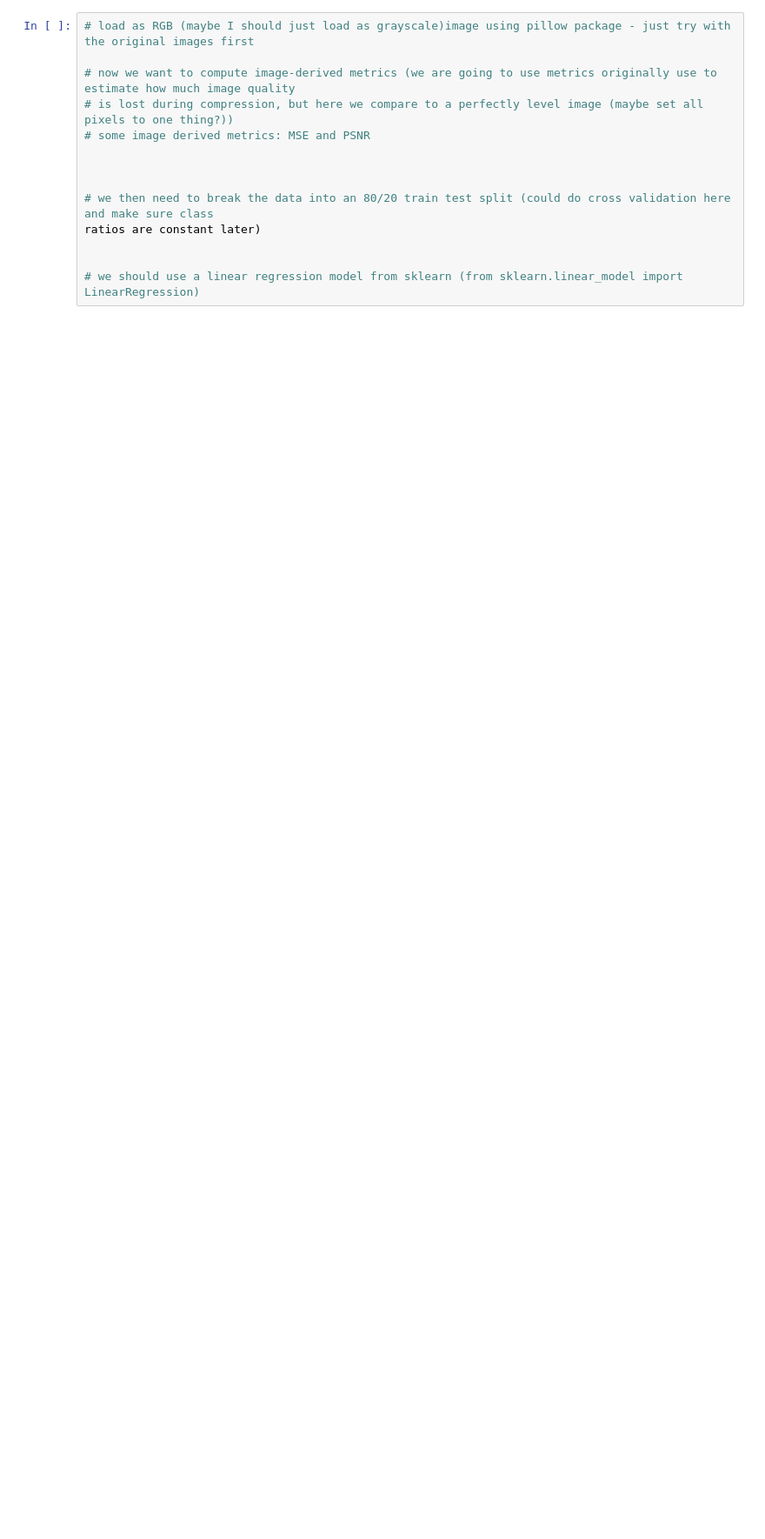
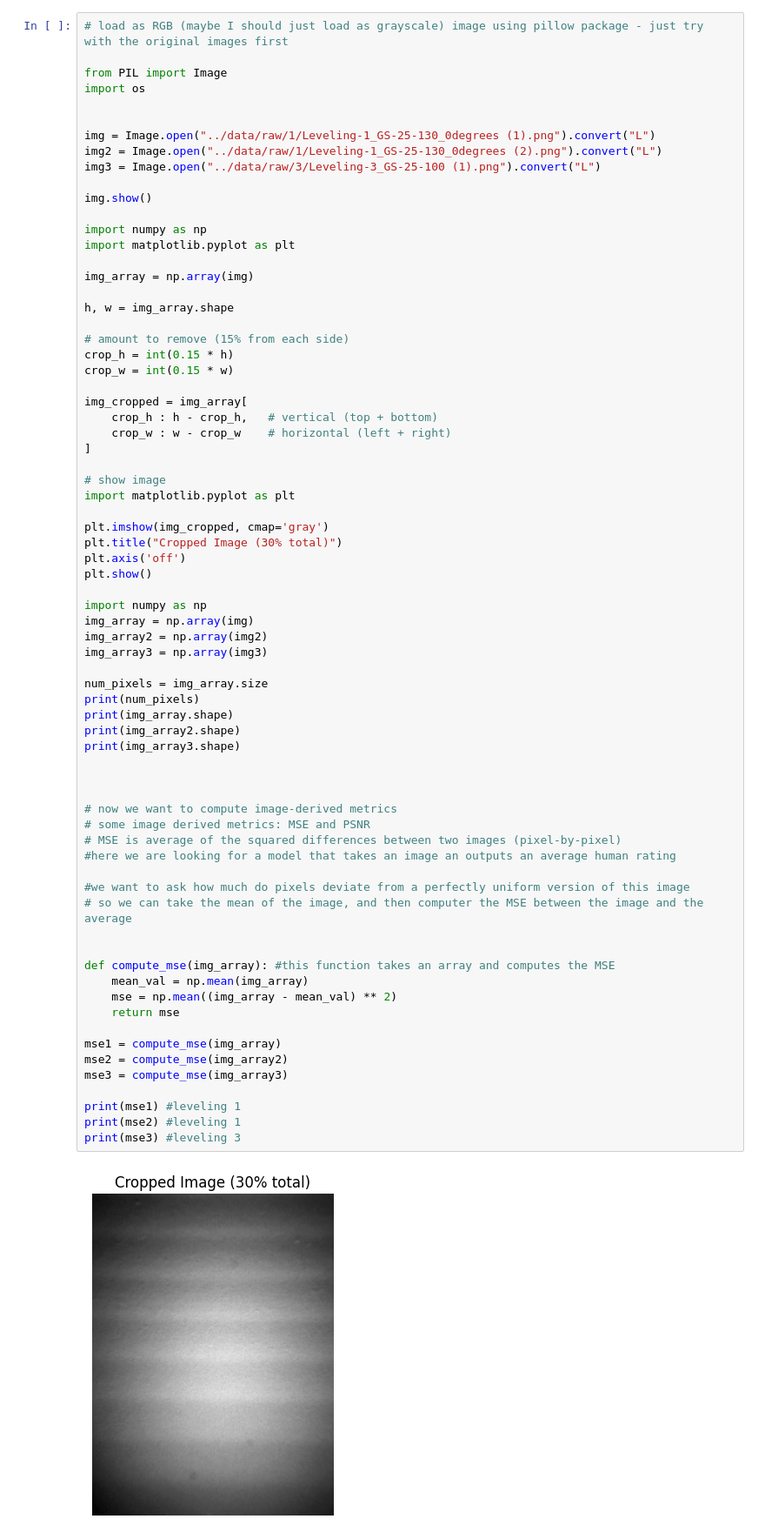
Before and after one commit to bxb370/Gel_Sight_Mini_Leveling_Model, a Jupyter notebook: notebooks/explore.ipynb, the cells around one changed output. Shown at 87% size. Drawn from its saved outputs; the diff is of its cells as text; blank space fills up the shorter version.

Commit message:
exploration of data

```diff
--- a/notebooks/explore.ipynb
+++ b/notebooks/explore.ipynb
@@ -9,14 +11,73 @@
 # %%
-# load as RGB (maybe I should just load as grayscale)image using pillow package - just try with the original images first
+# load as RGB (maybe I should just load as grayscale) image using pillow package - just try with the original images first
 
-# now we want to compute image-derived metrics (we are going to use metrics originally use to estimate how much image quality
-# is lost during compression, but here we compare to a perfectly level image (maybe set all pixels to one thing?))
-# some image derived metrics: MSE and PSNR
+from PIL import Image
+import os
+
+
+img = Image.open("../data/raw/1/Leveling-1_GS-25-130_0degrees (1).png").convert("L")
+img2 = Image.open("../data/raw/1/Leveling-1_GS-25-130_0degrees (2).png").convert("L")
+img3 = Image.open("../data/raw/3/Leveling-3_GS-25-100 (1).png").convert("L")
+
+img.show()
+
+import numpy as np
+import matplotlib.pyplot as plt
+
+img_array = np.array(img)
+
+h, w = img_array.shape
+
+# amount to remove (15% from each side)
+crop_h = int(0.15 * h)
+crop_w = int(0.15 * w)
+
+img_cropped = img_array[
+    crop_h : h - crop_h,   # vertical (top + bottom)
+    crop_w : w - crop_w    # horizontal (left + right)
+]
+
+# show image
+import matplotlib.pyplot as plt
+
+plt.imshow(img_cropped, cmap='gray')
+plt.title("Cropped Image (30% total)")
+plt.axis('off')
+plt.show()
+
+import numpy as np
+img_array = np.array(img)
+img_array2 = np.array(img2)
+img_array3 = np.array(img3)
+
+num_pixels = img_array.size
+print(num_pixels)
+print(img_array.shape)
+print(img_array2.shape)
+print(img_array3.shape)
 
 
 
-# we then need to break the data into an 80/20 train test split (could do cross validation here and make sure class
-ratios are constant later)
+# now we want to compute image-derived metrics
+# some image derived metrics: MSE and PSNR
+# MSE is average of the squared differences between two images (pixel-by-pixel)
+#here we are looking for a model that takes an image an outputs an average human rating
+
+#we want to ask how much do pixels deviate from a perfectly uniform version of this image
+# so we can take the mean of the image, and then computer the MSE between the image and the average
 
 
-# we should use a linear regression model from sklearn (from sklearn.linear_model import LinearRegression)
+def compute_mse(img_array): #this function takes an array and computes the MSE
+    mean_val = np.mean(img_array)
+    mse = np.mean((img_array - mean_val) ** 2)
+    return mse
+
+mse1 = compute_mse(img_array)
+mse2 = compute_mse(img_array2)
+mse3 = compute_mse(img_array3)
+
+print(mse1) #leveling 1
+print(mse2) #leveling 1
+print(mse3) #leveling 3
+# %% [output]
+[figure, added]
```
Also changed, not shown: parts of 21 cells of this notebook, 3 other files.
